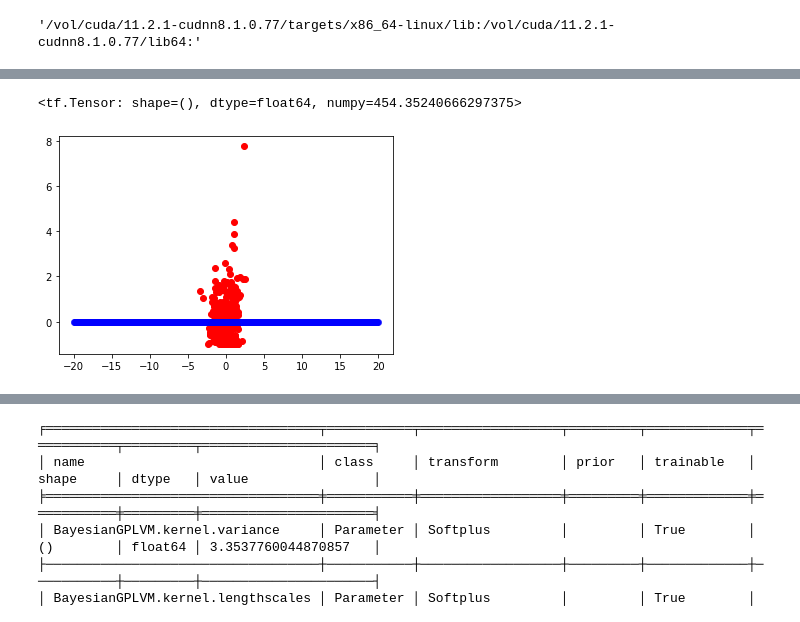
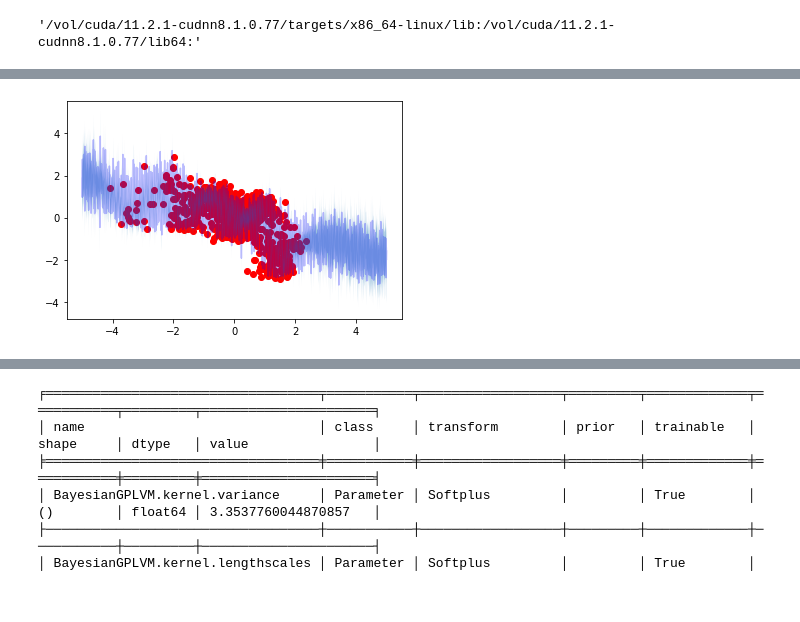
Before and after one commit to Anish144/causal_discovery_bayesian_model_selection, a Jupyter notebook: notebooks/data_playground.ipynb, the cells around one changed output, grey strips where cells are left out. Saved outputs shown, nothing was run; the diff lists cells and outputs as text; code cells hidden in the pictures.

```diff
--- a/notebooks/data_playground.ipynb
+++ b/notebooks/data_playground.ipynb
@@ -38,7 +32,7 @@ output = output - np.mean(output)
 # %%
-x, y, weight = get_tubingen_pairs_dataset(
-    data_path='/vol/bitbucket/ad6013/Research/gp-causal/data/pairs/files'
+x, y, weight = get_simulated_pairs_dataset(
+    data_path='/vol/bitbucket/ad6013/Research/gp-causal/data/sim_pairs/files'
 )
-input, output = x[0], y[0]
+input, output = x[8], y[8]
 input = (input - input.mean(axis=0)[:, None]) / input.std(axis=0)[:, None]
 output = (output - output.mean(axis=0)[:, None]) / output.std(axis=0)[:, None]
@@ -308,9 +392,5 @@ print_summary(m)
-# %%
-- m.elbo()
-# %% [output]
-<tf.Tensor: shape=(), dtype=float64, numpy=454.35240666297375>
 # %%
-obs_new = np.linspace(-20, 20, 4000)[:, None]
+obs_new = np.linspace(-5, 5, 4000)[:, None]
 
 Xnew = tfp.distributions.Normal(loc=0, scale=1).sample([obs_new.shape[0], latent_dim])
 Xnew = tf.cast(Xnew, dtype=default_float())
@@ -318,17 +398,16 @@ Xnew = tf.concat(
     [obs_new, Xnew], axis=1
 )
 pred_f_mean, pred_f_var = m.predict_y(
-    in_data_new=input,
     Xnew=Xnew,
 )
 # %%
 plt.scatter(input[:, 0], output[:, 0], c='r')
-plt.scatter(obs_new, pred_f_mean, c='b', alpha=0.1)
+plt.plot(obs_new, pred_f_mean, c='b', alpha=0.25)
 # plt.scatter(inducing_in, np.zeros(100) )
 plt.fill_between(obs_new[:, 0], (pred_f_mean + 2 * np.sqrt(pred_f_var))[:, 0], (pred_f_mean - 2 * np.sqrt(pred_f_var))[:,0], alpha=0.5)
 plt.show()
 # %% [output]
-[figure, old version]
+[figure, new version]
 # %%
 -m.elbo().numpy()
 # %% [output]
```
Also changed, not shown: parts of 40 cells of this notebook, 10 other files.
